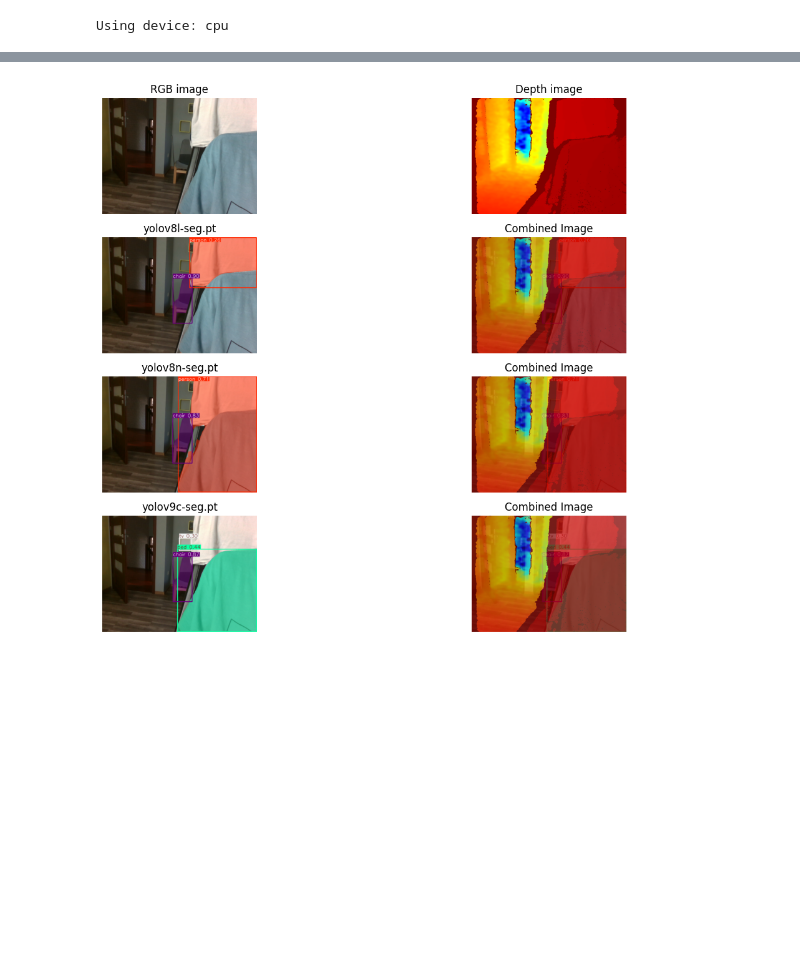
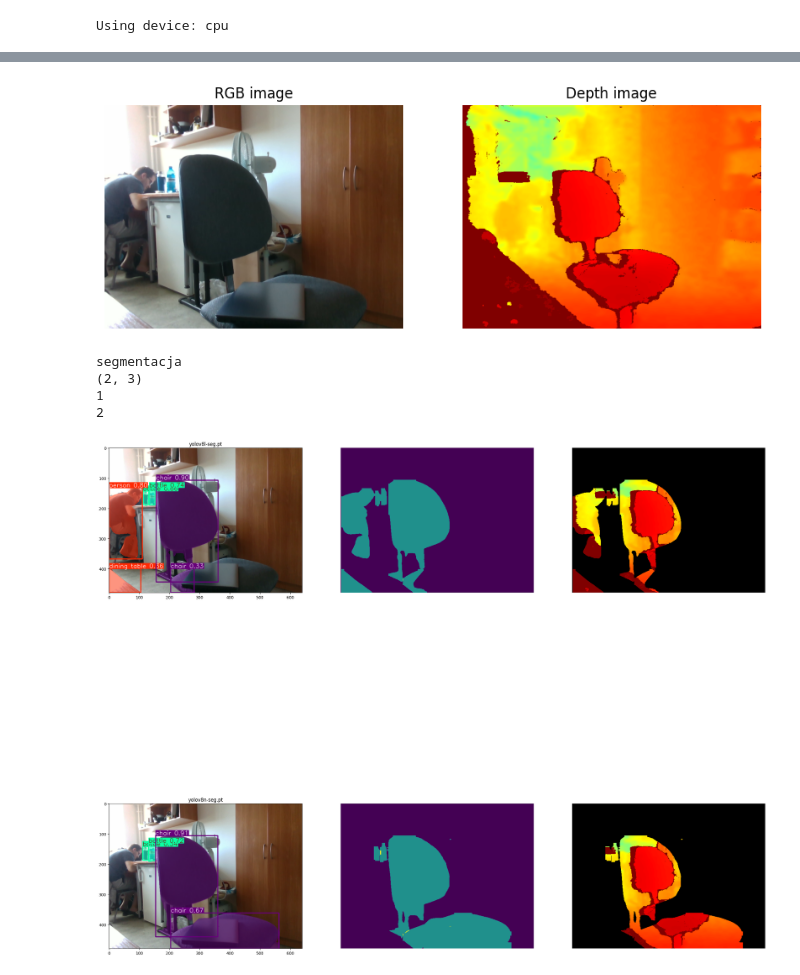
Before and after one commit to Morpheus1024/thesis, a Jupyter notebook: notebook.ipynb, the cells around one changed output, grey strips where cells are left out. Saved outputs shown, nothing was run; the diff lists cells and outputs as text; code cells hidden in the pictures; blank space fills up the shorter version.

Commit message:
WIP 06.07.2024 Operowanie na wtnikach segmentacji modeli YOLO

```diff
--- a/notebook.ipynb
+++ b/notebook.ipynb
@@ -48,8 +49,8 @@ models_YOLO = []
 
 models_YOLO.append(YOLO('yolov8l-seg.pt'))
 models_YOLO.append(YOLO('yolov8n-seg.pt'))
-models_YOLO.append(YOLO('yolov9c-seg.pt'))
-models_YOLO.append(YOLO('yolov9e-seg.pt'))
+#models_YOLO.append(YOLO('yolov9c-seg.pt'))
+#models_YOLO.append(YOLO('yolov9e-seg.pt'))
 # models_YOLO.append(SAM('sam_b.pt'))
 # models_YOLO.append(SAM('sam_l.pt'))
 
@@ -67,6 +68,8 @@ Using cache found in /home/mikolaj/.cache/torch/hub/pytorch_vision_v0.10.0
 Using cache found in /home/mikolaj/.cache/torch/hub/pytorch_vision_v0.10.0
 Using device: cpu
 # %%
+import open3d as o3d
+
 try:
     while True:
             for i in range(50): #kamera na początku pokazuje obraz w odcieniach niebieskich. Z czasem kolory poprawiają swoją barwę
@@ -117,47 +120,62 @@ try:
                 torch.cuda.set_device(0)
 
             segmented_images_by_yolo = []
+            segmented_image_yolo_masks = []
+
             for model in models_YOLO:
 
                 output = model(color_image)
-                segmented_images_by_yolo.append(output)
+                segmented_images_by_yolo.append(output[0])
+                segmented_image_yolo_masks.append(output[0].masks)
 
+            #MARK: Wizualizacja danych
 
-            output_greed_size = (int(len(segmented_images_by_yolo))+1,2)
-            print(output_greed_size)
-
-            plt.figure(figsize=(14, 14))
-
-            plt.subplot(output_greed_size[0], output_greed_size[1], 1)
+            # RGB i głębia
+            plt.figure(figsize=(10,20))
+            plt.subplot(1,2,1)
             plt.imshow(color_image)
             plt.title('RGB image')
             plt.axis('off')
 
-
-            plt.subplot(output_greed_size[0], output_greed_size[1], 2)
+            plt.subplot(1,2,2)
             plt.imshow(depth_colormap)
             plt.title('Depth image')
             plt.axis('off')
+            #plt.legend()
 
+            plt.show()
 
-            for i in range(int(len(segmented_images_by_yolo)/2)+1):
-                plt.subplot(output_greed_size[0], output_greed_size[1], 3+2*i)
-                plt.imshow(segmented_images_by_yolo[i][0].plot())
+            print("segmentacja ")
+
+            output_greed_size = (int(len(segmented_images_by_yolo)),3)
+            print(output_greed_size)
+
+            plt.figure(figsize=(output_greed_size[0]*15, output_greed_size[1]*10))
+
+            for i in range(output_greed_size[0]):
+                print(i+1)
+                plt.subplot(output_greed_size[0], output_greed_size[1], 3*i+1)
+                plt.imshow(segmented_images_by_yolo[i].plot())
                 plt.title(f'{models_YOLO[i].model_name}')
+
+                plt.subplot(output_greed_size[0], output_greed_size[1], 3*i+2)
+                masks = segmented_image_yolo_masks[i]
+                # plt.imshow(segmented_image_yolo_masks[i].data[1].cpu().numpy().squeeze())
+                mask_image = np.zeros((480, 640))
+                for j in range(len(masks)):
+                    # print(i)
+                    mask_image += masks.data[j].cpu().numpy().squeeze()
+                plt.imshow(mask_image)
+                plt.axis('off')
+
+                plt.subplot(output_greed_size[0], output_greed_size[1], 3*i+3)
+                deapth_segmented = cv2.bitwise_and(depth_colormap, depth_colormap, mask = mask_image.astype(np.uint8))
+
+                plt.imshow(deapth_segmented)
                 plt.axis('off')
 
 
 
-                #Combine depth and segmented image
-
-                combined_image = cv2.addWeighted(depth_colormap, 0.7, segmented_images_by_yolo[i][0].plot(), 0.3, 0)
-                plt.subplot(output_greed_size[0], output_greed_size[1], 3+2*i+1)
-                plt.imshow(combined_image)
-                plt.title('Combined Image')
-                plt.axis('off')
-
-
-            plt.show()
 
 
             #połączenie chmury punktów na obraz
@@ -184 +195,6 @@ Speed: 1.4ms preprocess, 827.6ms inference, 2.1ms postprocess per image at shape
-[figure, old version]
+[figure, new version]
+segmentacja
+(2, 3)
+1
+2
+[figure, added]
```
Also changed, not shown: parts of 2 cells of this notebook, 2 other files.
